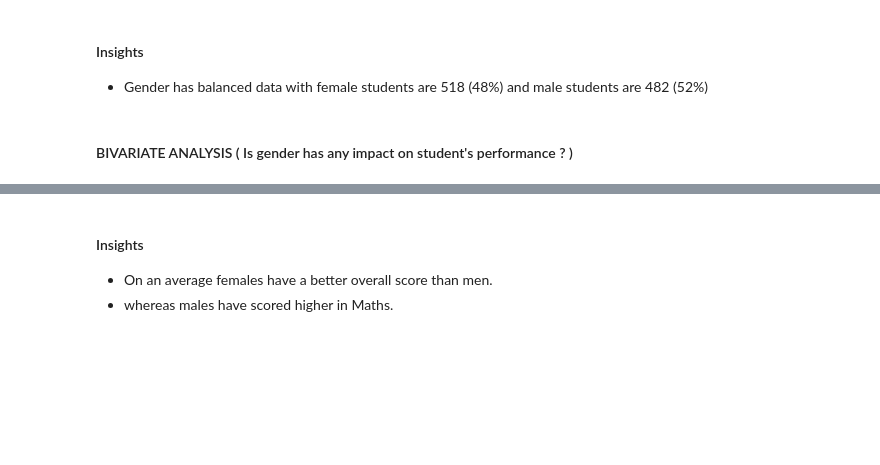
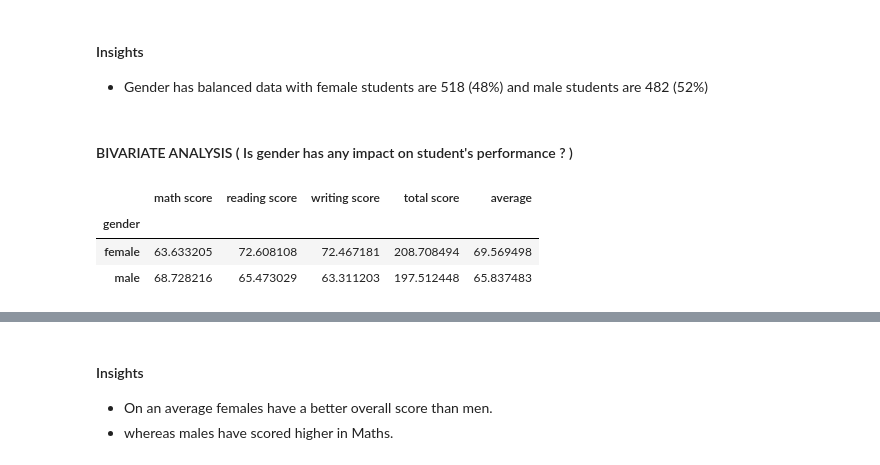
Before and after one commit to Anshit2723/mlproject, a Jupyter notebook: notebook/DATA/1 . EDA STUDENT PERFORMANCE .ipynb, the cells around one changed output, grey strips where cells are left out. Drawn from its saved outputs; the diff is of its cells as text; code cells hidden in the pictures; blank space fills up the shorter version.

```diff
--- a/notebook/DATA/1 . EDA STUDENT PERFORMANCE .ipynb
+++ b/notebook/DATA/1 . EDA STUDENT PERFORMANCE .ipynb
@@ -404,8 +424,17 @@ plt.show()
 # %% [markdown]
 #### BIVARIATE ANALYSIS ( Is gender has any impact on student's performance ? )
 # %%
-gender_group = df.groupby('gender').mean()
+# Select only the numeric columns
+numeric_cols = df.select_dtypes(include=[np.number]).columns
+
+# Group by 'gender' and then calculate the mean for these numeric columns
+gender_group = df.groupby('gender')[numeric_cols].mean()
 gender_group
+# %% [output]
+|  | math score | reading score | writing score | total score | average |
+| gender |  |  |  |  |  |
+| female | 63.633205 | 72.608108 | 72.467181 | 208.708494 | 69.569498 |
+| male | 68.728216 | 65.473029 | 63.311203 | 197.512448 | 65.837483 |
 # %%
 plt.figure(figsize=(10, 8))
 
```
Also changed, not shown: parts of 19 cells of this notebook, 6 other files.
